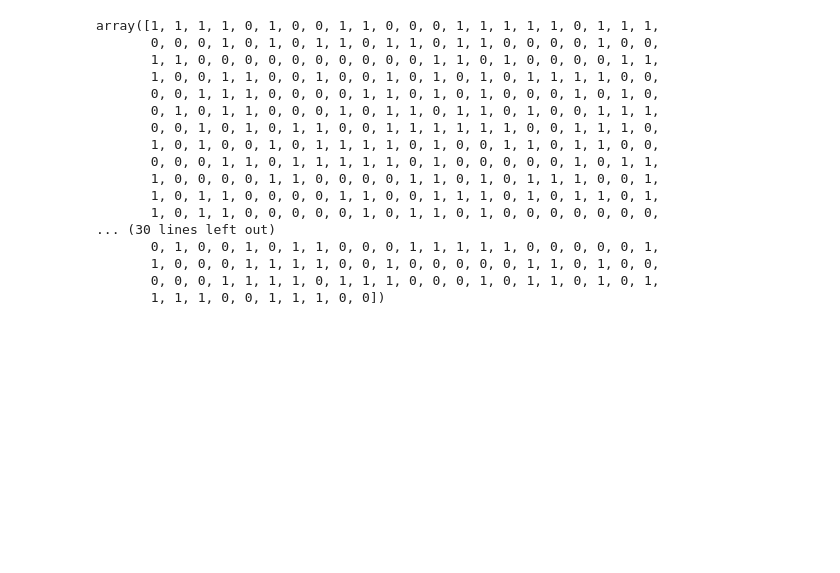
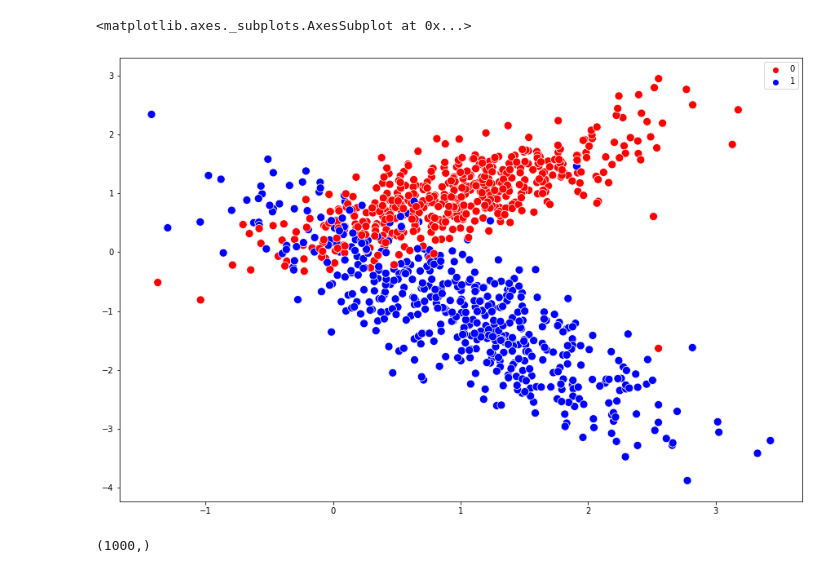
Before and after one commit to sebag90/NeuralNetwork, a Jupyter notebook: NN.ipynb, the cells around one changed output. Saved outputs shown, nothing was run; the diff lists cells and outputs as text; code cells hidden in the pictures; blank space fills up the shorter version.

```diff
--- a/NN.ipynb
+++ b/NN.ipynb
@@ -1,24 +1,18 @@
 # %%
+from matplotlib import pyplot as plt
+import seaborn as sns
+
 from sklearn.datasets import make_classification
-X, y = make_classification(n_samples = 1000,n_features=2, n_redundant=0, n_informative=2,
-                           random_state=1, n_clusters_per_class=1)
+X, y = make_classification(n_samples = 1000,n_features=2, n_redundant=0, n_informative=2, random_state=1, n_clusters_per_class=1)
+
+plt.figure(figsize=(15, 10))
+
+
+sns.scatterplot(X[:, 0], X[:, 1], hue=y, palette=["red", "blue"], s=100)
+# %% [output]
+<matplotlib.axes._subplots.AxesSubplot at 0x...>
+[figure, added]
 # %%
-y
+y.shape
 # %% [output]
-array([1, 1, 1, 1, 0, 1, 0, 0, 1, 1, 0, 0, 0, 1, 1, 1, 1, 1, 0, 1, 1, 1,
-       0, 0, 0, 1, 0, 1, 0, 1, 1, 0, 1, 1, 0, 1, 1, 0, 0, 0, 0, 1, 0, 0,
-       1, 1, 0, 0, 0, 0, 0, 0, 0, 0, 0, 0, 1, 1, 0, 1, 0, 0, 0, 0, 1, 1,
-       1, 0, 0, 1, 1, 0, 0, 1, 0, 0, 1, 0, 1, 0, 1, 0, 1, 1, 1, 1, 0, 0,
-       0, 0, 1, 1, 1, 0, 0, 0, 0, 1, 1, 0, 1, 0, 1, 0, 0, 0, 1, 0, 1, 0,
-       0, 1, 0, 1, 1, 0, 0, 0, 1, 0, 1, 1, 0, 1, 1, 0, 1, 0, 0, 1, 1, 1,
-       0, 0, 1, 0, 1, 0, 1, 1, 0, 0, 1, 1, 1, 1, 1, 1, 0, 0, 1, 1, 1, 0,
-       1, 0, 1, 0, 0, 1, 0, 1, 1, 1, 1, 0, 1, 0, 0, 1, 1, 0, 1, 1, 0, 0,
-       0, 0, 0, 1, 1, 0, 1, 1, 1, 1, 1, 0, 1, 0, 0, 0, 0, 0, 1, 0, 1, 1,
-       1, 0, 0, 0, 0, 1, 1, 0, 0, 0, 0, 1, 1, 0, 1, 0, 1, 1, 1, 0, 0, 1,
-       1, 0, 1, 1, 0, 0, 0, 0, 1, 1, 0, 0, 1, 1, 1, 0, 1, 0, 1, 1, 0, 1,
-       1, 0, 1, 1, 0, 0, 0, 0, 0, 1, 0, 1, 1, 0, 1, 0, 0, 0, 0, 0, 0, 0,
-... (30 lines left out)
-       0, 1, 0, 0, 1, 0, 1, 1, 0, 0, 0, 1, 1, 1, 1, 1, 0, 0, 0, 0, 0, 1,
-       1, 0, 0, 0, 1, 1, 1, 1, 0, 0, 1, 0, 0, 0, 0, 0, 1, 1, 0, 1, 0, 0,
-       0, 0, 0, 1, 1, 1, 1, 0, 1, 1, 1, 0, 0, 0, 1, 0, 1, 1, 0, 1, 0, 1,
-       1, 1, 1, 0, 0, 1, 1, 1, 0, 0])
+(1000,)
```
Also changed, not shown: parts of 21 cells of this notebook, 2 other files.
